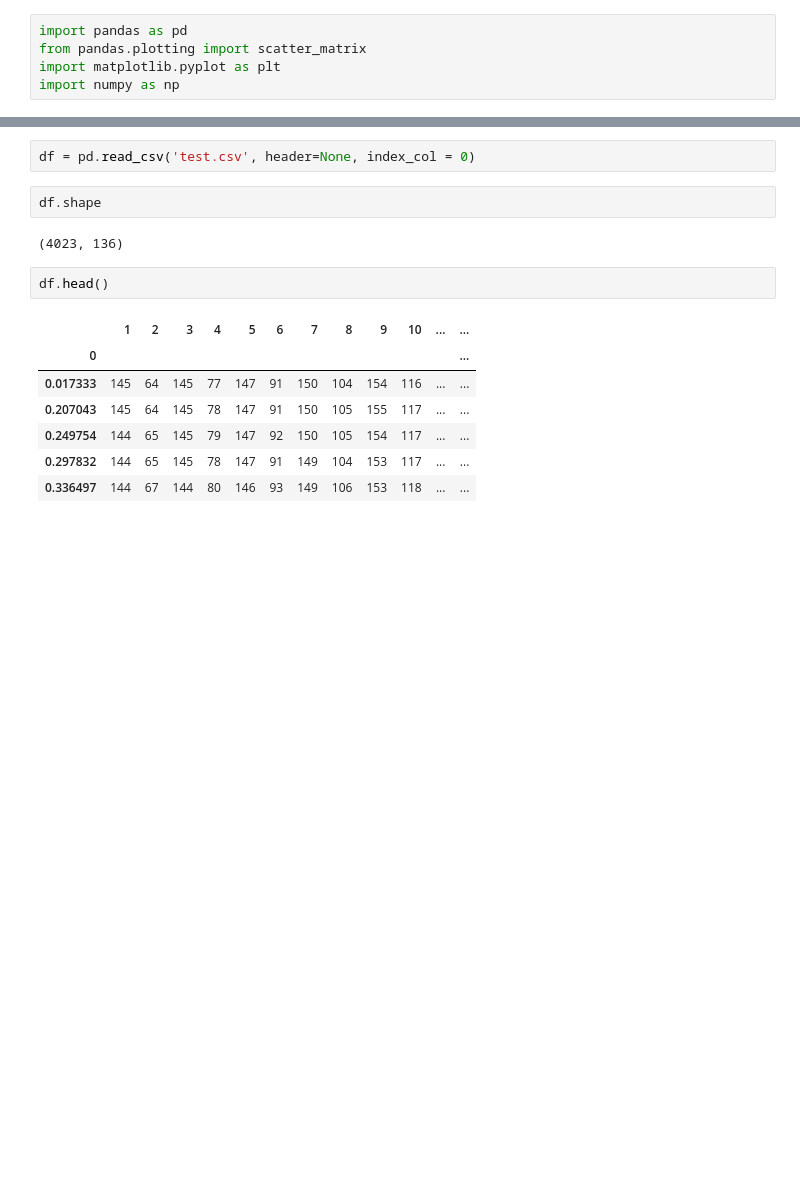
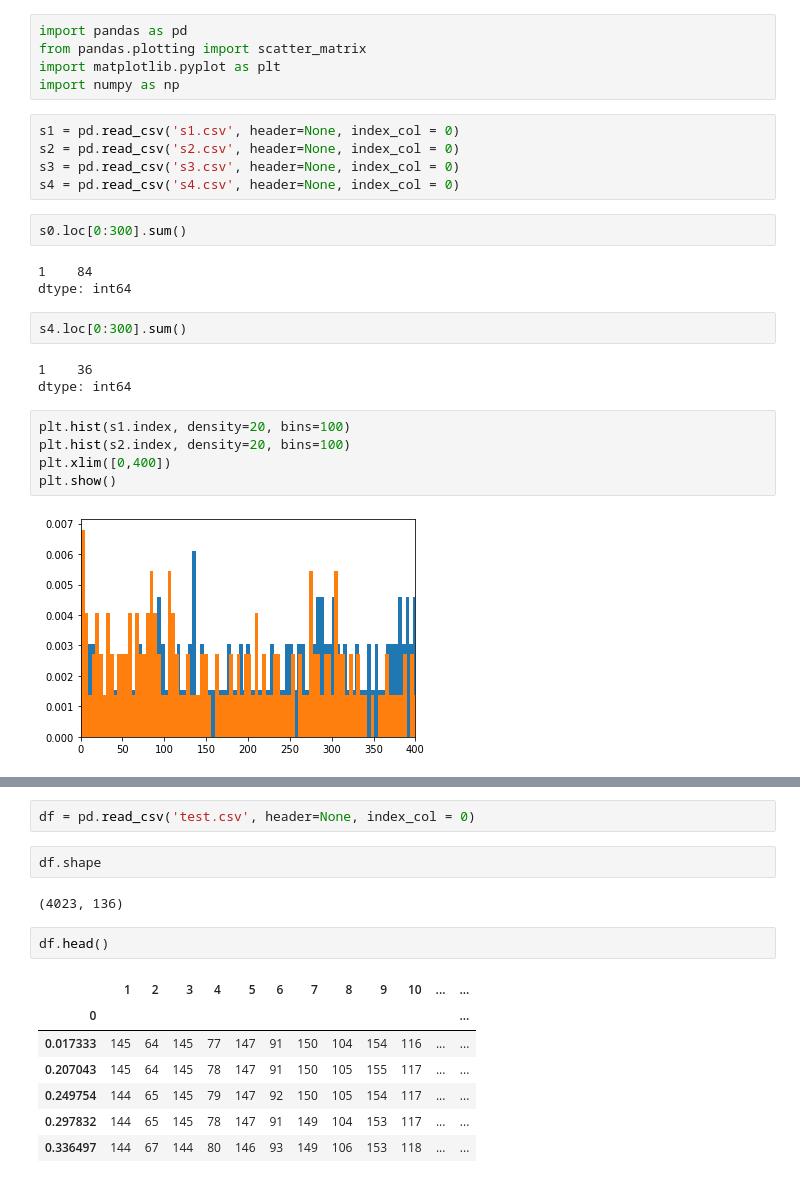
Before and after one commit to howon-kim/eye-blink-detection, a Jupyter notebook: dataAnalysis.ipynb, the cells around one changed output, grey strips where cells are left out. Cells and saved outputs as stored; diff of their text form; blank space fills up the shorter version.

```diff
--- a/dataAnalysis.ipynb
+++ b/dataAnalysis.ipynb
@@ -3,3 +3,25 @@ import pandas as pd
 from pandas.plotting import scatter_matrix
 import matplotlib.pyplot as plt
 import numpy as np
+# %%
+s1 = pd.read_csv('s1.csv', header=None, index_col = 0)
+s2 = pd.read_csv('s2.csv', header=None, index_col = 0)
+s3 = pd.read_csv('s3.csv', header=None, index_col = 0)
+s4 = pd.read_csv('s4.csv', header=None, index_col = 0)
+# %%
+s0.loc[0:300].sum()
+# %% [output]
+1    84
+dtype: int64
+# %%
+s4.loc[0:300].sum()
+# %% [output]
+1    36
+dtype: int64
+# %%
+plt.hist(s1.index, density=20, bins=100)
+plt.hist(s2.index, density=20, bins=100)
+plt.xlim([0,400])
+plt.show()
+# %% [output]
+[figure, added]
```
Also changed, not shown: parts of 16 cells of this notebook, 16 other files.
